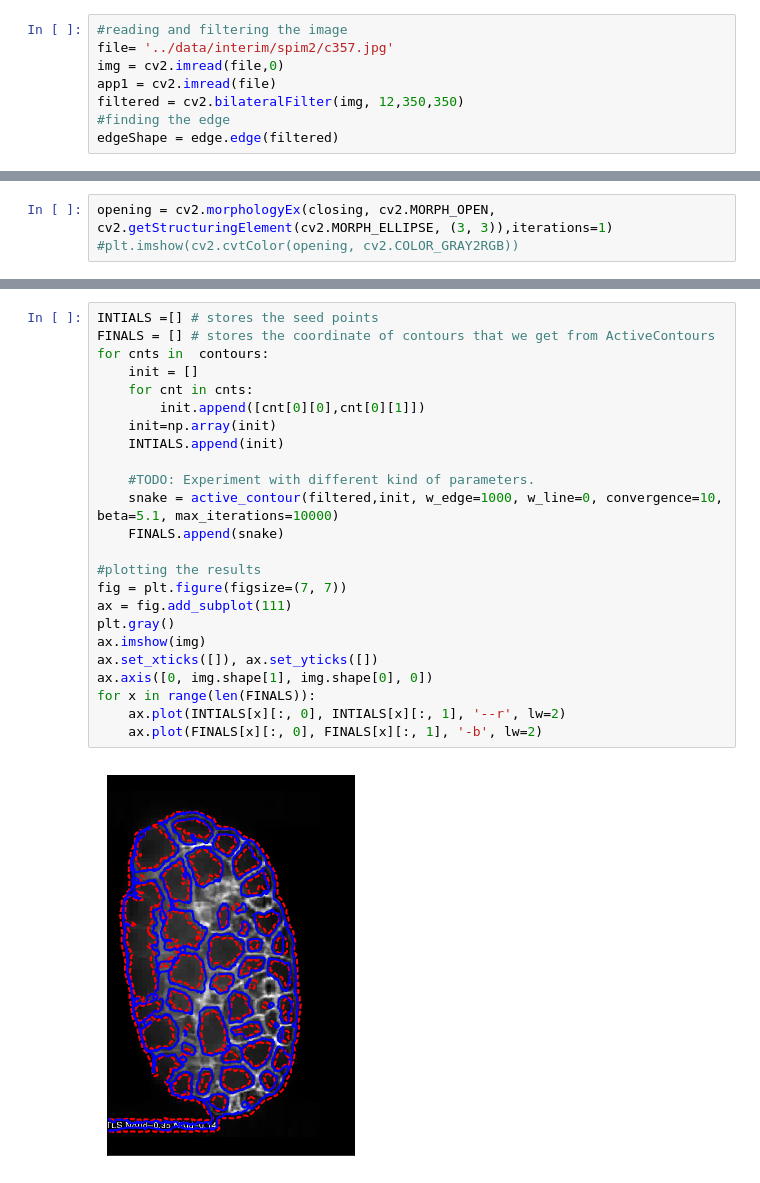
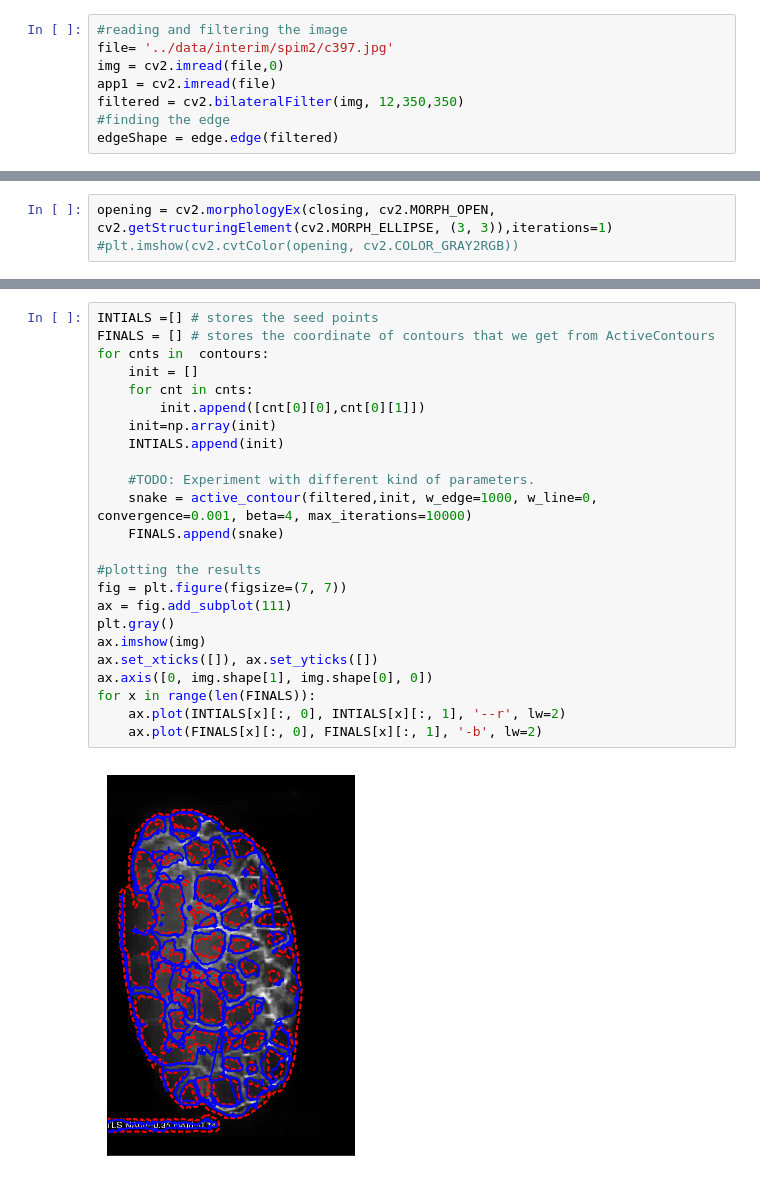
Before and after one commit to devoworm/GSoC-2017, a Jupyter notebook: src/notebooks/ActiveContours.ipynb, the cells around one changed output, grey strips where cells are left out. Drawn from its saved outputs; the diff is of its cells as text.

```diff
--- a/src/notebooks/ActiveContours.ipynb
+++ b/src/notebooks/ActiveContours.ipynb
@@ -11,7 +11,7 @@ from skimage.segmentation import active_contour
 In the following code I will be using thresholding and morphlogical operations to obtain the seeding points of Active Contours alogrithm
 # %%
 #reading and filtering the image
-file= '../data/interim/spim2/c357.jpg'
+file= '../data/interim/spim2/c397.jpg'
 img = cv2.imread(file,0)
 app1 = cv2.imread(file)
 filtered = cv2.bilateralFilter(img, 12,350,350)
@@ -36,26 +36,26 @@ plt.imshow(app1)
 # %%
 INTIALS =[] # stores the seed points
 FINALS = [] # stores the coordinate of contours that we get from ActiveContours
 for cnts in  contours:
     init = []
     for cnt in cnts:
         init.append([cnt[0][0],cnt[0][1]])
     init=np.array(init)
     INTIALS.append(init)
 
     #TODO: Experiment with different kind of parameters.
-    snake = active_contour(filtered,init, w_edge=1000, w_line=0, convergence=10, beta=5.1, max_iterations=10000)
+    snake = active_contour(filtered,init, w_edge=1000, w_line=0, convergence=0.001, beta=4, max_iterations=10000)
     FINALS.append(snake)
 
 #plotting the results
 fig = plt.figure(figsize=(7, 7))
 ax = fig.add_subplot(111)
 plt.gray()
 ax.imshow(img)
 ax.set_xticks([]), ax.set_yticks([])
 ax.axis([0, img.shape[1], img.shape[0], 0])
 for x in range(len(FINALS)):
     ax.plot(INTIALS[x][:, 0], INTIALS[x][:, 1], '--r', lw=2)
     ax.plot(FINALS[x][:, 0], FINALS[x][:, 1], '-b', lw=2)
 # %% [output]
-[figure, old version]
+[figure, new version]
```
Also changed, not shown: parts of 1 cell of this notebook, 5 other files.
